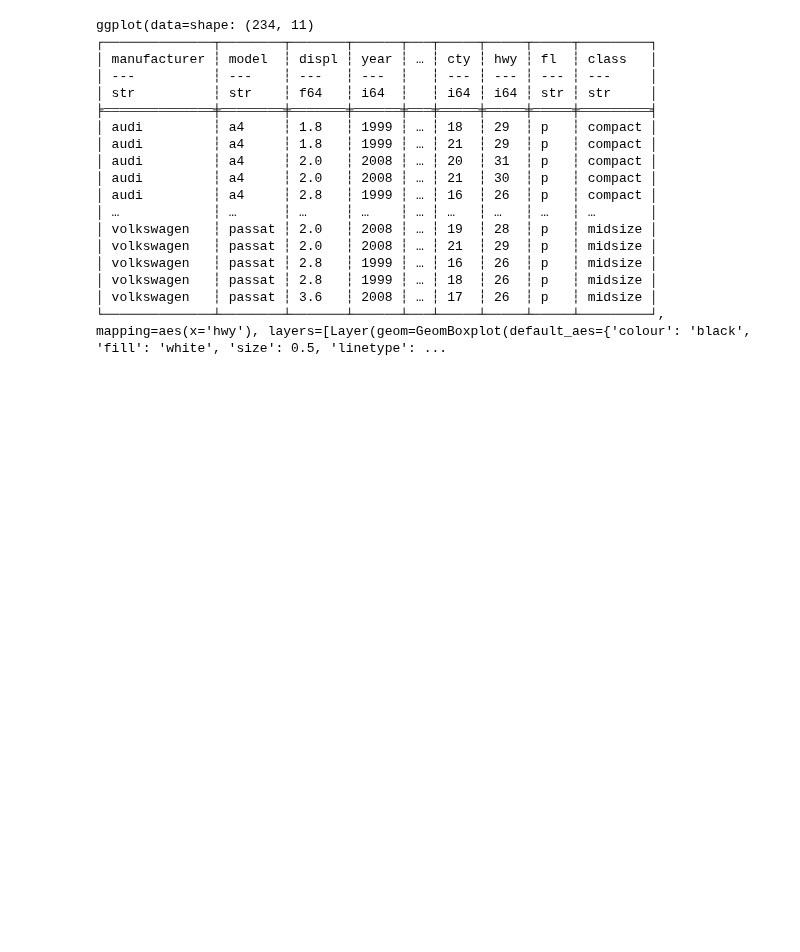
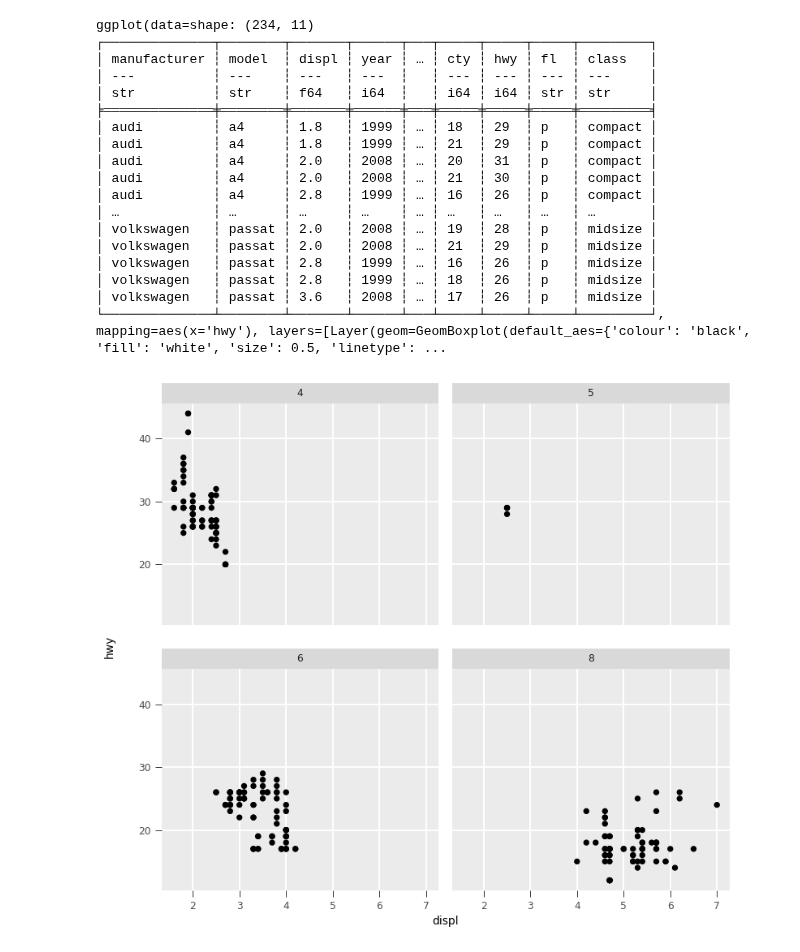
Before and after one commit to huangziwei/hea, a Jupyter notebook: example/books/dataframe.ipynb, the cells around one changed output. Saved outputs shown, nothing was run; the diff lists cells and outputs as text; code cells hidden in the pictures; blank space fills up the shorter version.

```diff
--- a/example/books/dataframe.ipynb
+++ b/example/books/dataframe.ipynb
@@ -1138,3 +1156,7 @@ ggplot(data=shape: (234, 11)
 │ volkswagen   ┆ passat ┆ 2.8   ┆ 1999 ┆ … ┆ 18  ┆ 26  ┆ p   ┆ midsize │
 │ volkswagen   ┆ passat ┆ 3.6   ┆ 2008 ┆ … ┆ 17  ┆ 26  ┆ p   ┆ midsize │
 └──────────────┴────────┴───────┴──────┴───┴─────┴─────┴─────┴─────────┘, mapping=aes(x='hwy'), layers=[Layer(geom=GeomBoxplot(default_aes={'colour': 'black', 'fill': 'white', 'size': 0.5, 'linetype': ...
+# %%
+mpg.ggplot(x="displ", y="hwy").geom_point().facet_wrap("~ cyl")
+# %% [output]
+[figure, added]
```
Also changed, not shown: parts of 13 cells of this notebook, 3 other files.
